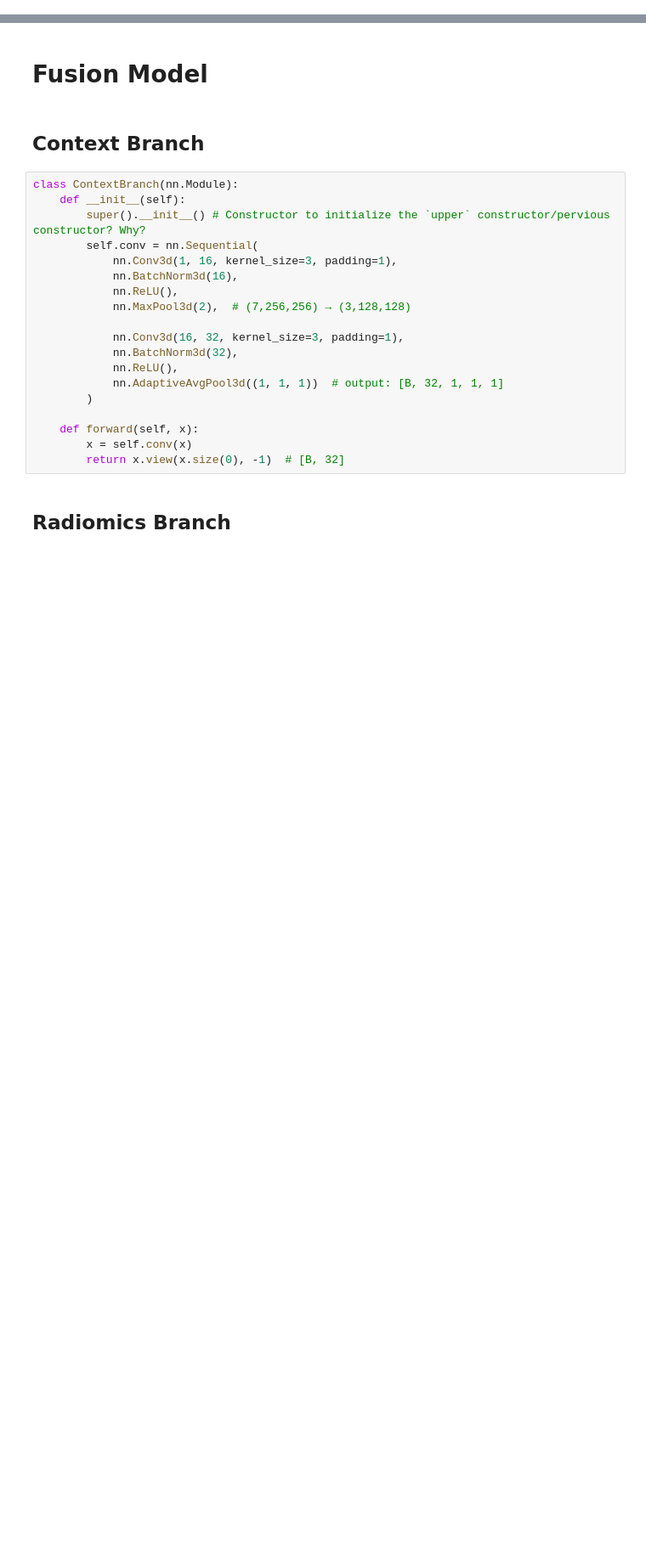
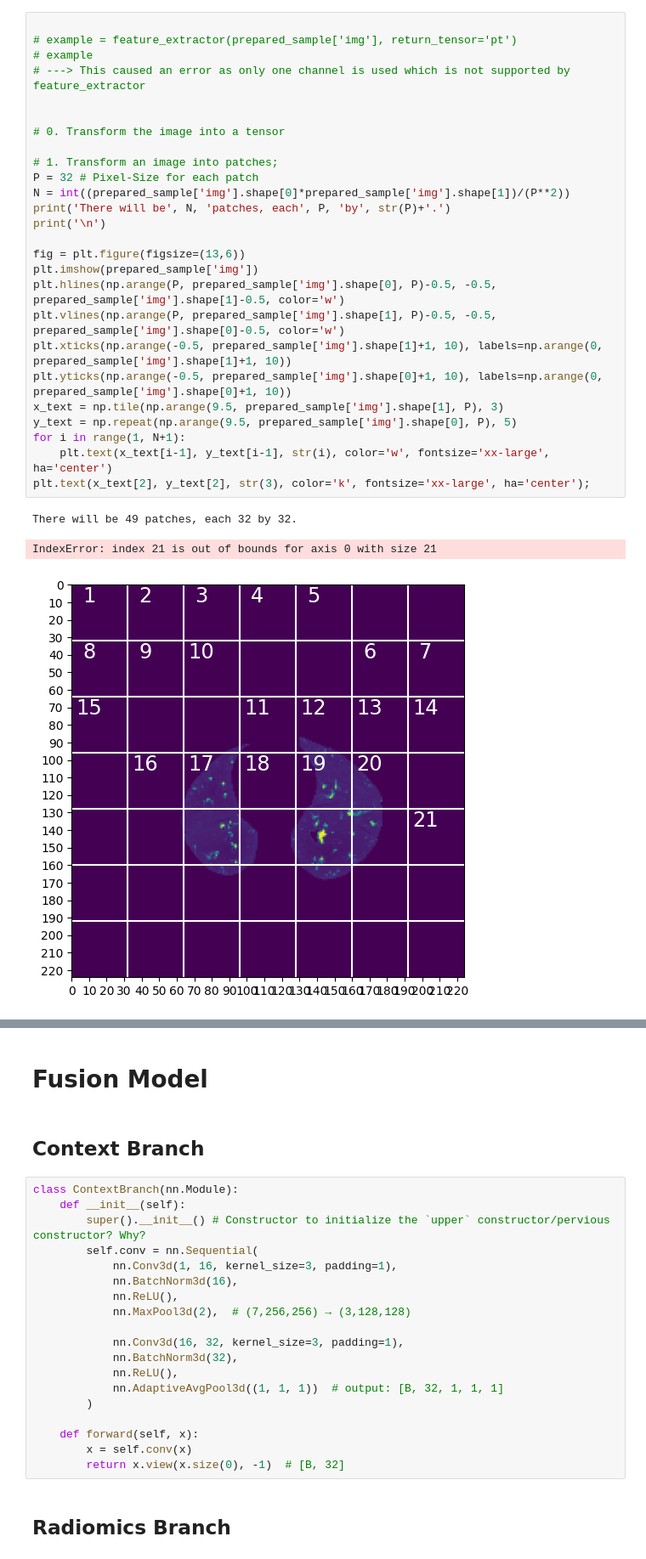
Before and after one commit to Christian-Stefan/Team-Internship, a Jupyter notebook: ContextModel.ipynb, the cells around one changed output, grey strips where cells are left out. Shown at 85% size. Drawn from its saved outputs; the diff is of its cells as text; blank space fills up the shorter version.

```diff
--- a/ContextModel.ipynb
+++ b/ContextModel.ipynb
@@ -2,0 +131,30 @@
+# %%
+
+# example = feature_extractor(prepared_sample['img'], return_tensor='pt')
+# example
+# ---> This caused an error as only one channel is used which is not supported by feature_extractor
+
+
+# 0. Transform the image into a tensor
+
+# 1. Transform an image into patches;
+P = 32 # Pixel-Size for each patch
+N = int((prepared_sample['img'].shape[0]*prepared_sample['img'].shape[1])/(P**2))
+print('There will be', N, 'patches, each', P, 'by', str(P)+'.')
+print('\n')
+
+fig = plt.figure(figsize=(13,6))
+plt.imshow(prepared_sample['img'])
+plt.hlines(np.arange(P, prepared_sample['img'].shape[0], P)-0.5, -0.5, prepared_sample['img'].shape[1]-0.5, color='w')
+plt.vlines(np.arange(P, prepared_sample['img'].shape[1], P)-0.5, -0.5, prepared_sample['img'].shape[0]-0.5, color='w')
+plt.xticks(np.arange(-0.5, prepared_sample['img'].shape[1]+1, 10), labels=np.arange(0, prepared_sample['img'].shape[1]+1, 10))
+plt.yticks(np.arange(-0.5, prepared_sample['img'].shape[0]+1, 10), labels=np.arange(0, prepared_sample['img'].shape[0]+1, 10))
+x_text = np.tile(np.arange(9.5, prepared_sample['img'].shape[1], P), 3)
+y_text = np.repeat(np.arange(9.5, prepared_sample['img'].shape[0], P), 5)
+for i in range(1, N+1):
+    plt.text(x_text[i-1], y_text[i-1], str(i), color='w', fontsize='xx-large', ha='center')
+plt.text(x_text[2], y_text[2], str(3), color='k', fontsize='xx-large', ha='center');
+# %% [output]
+There will be 49 patches, each 32 by 32.
+IndexError: index 21 is out of bounds for axis 0 with size 21
+[figure, added]
```
Also changed, not shown: parts of 12 cells of this notebook.
